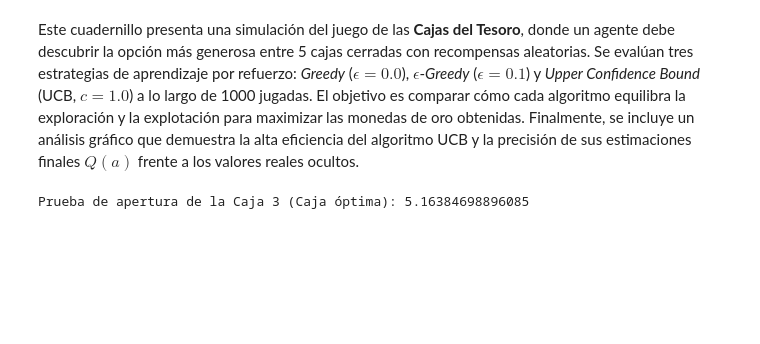
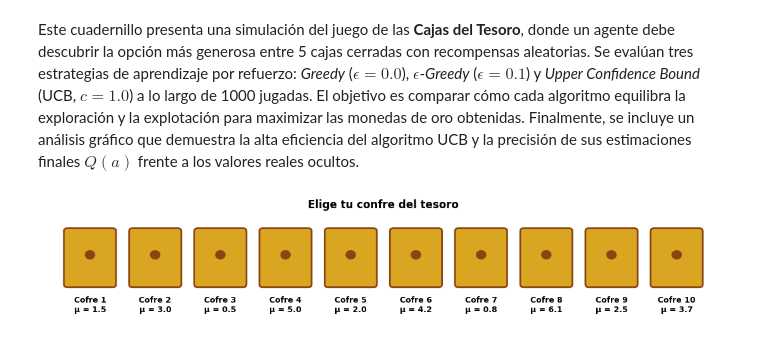
Before and after one commit to PanconquesoHH/Laboratorios-ia, a Jupyter notebook: Aprendizaje_por_refuerzo.ipynb, the cells around one changed output. Saved outputs shown, nothing was run; the diff lists cells and outputs as text; code cells hidden in the pictures; blank space fills up the shorter version.

```diff
--- a/Aprendizaje_por_refuerzo.ipynb
+++ b/Aprendizaje_por_refuerzo.ipynb
@@ -2,26 +2,35 @@
 <a href="https://colab.research.google.com/github/PanconquesoHH/Laboratorios-ia/blob/main/Aprendizaje_por_refuerzo.ipynb" target="_parent"><img src="https://colab.research.google.com/assets/colab-badge.svg" alt="Open In Colab"/></a>
 # %% [markdown]
 Este cuadernillo presenta una simulación del juego de las **Cajas del Tesoro**, donde un agente debe descubrir la opción más generosa entre 5 cajas cerradas con recompensas aleatorias. Se evalúan tres estrategias de aprendizaje por refuerzo: *Greedy* ($\epsilon=0.0$), $\epsilon$-*Greedy* ($\epsilon=0.1$) y *Upper Confidence Bound* (UCB, $c=1.0$) a lo largo de 1000 jugadas. El objetivo es comparar cómo cada algoritmo equilibra la exploración y la explotación para maximizar las monedas de oro obtenidas. Finalmente, se incluye un análisis gráfico que demuestra la alta eficiencia del algoritmo UCB y la precisión de sus estimaciones finales $Q(a)$ frente a los valores reales ocultos.
-# %%
-import numpy as np
-import matplotlib.pyplot as plt
-import math
-
-
-MEDIAS_CAJAS = [1.5, 3.0, 0.5, 5.0, 2.0]
-K_CAJAS = len(MEDIAS_CAJAS)
-
-def abrir_caja(accion):
-    """
-    Retorna la recompensa de monedas al abrir la caja elegida.
-    Agrega un ruido Gaussiano (sigma=1.0) idéntico al cuadernillo de clase.
-    """
-    media_real = MEDIAS_CAJAS[accion]
-    monedas = np.random.normal(loc=media_real, scale=1.0)
-    return monedas
-
-
-print("Prueba de apertura de la Caja 3 (Caja óptima):", abrir_caja(3))
-# %% [output]
-Prueba de apertura de la Caja 3 (Caja óptima): 5.16384698896085
+# %%
+import matplotlib.pyplot as plt
+import matplotlib.patches as patches
+
+
+MEDIAS_CAJAS = [1.5, 3.0, 0.5, 5.0, 2.0, 4.2, 0.8, 6.1, 2.5, 3.7]
+K_CAJAS = len(MEDIAS_CAJAS)
+
+
+fig, ax = plt.subplots(figsize=(11, 2.2))
+
+for i, media in enumerate(MEDIAS_CAJAS):
+
+    cofre = patches.FancyBboxPatch(
+        (i - 0.35, 0.5), 0.7, 0.9, boxstyle="round,pad=0.05", ec="#8B4513", fc="#DAA520", lw=2
+    )
+    ax.add_patch(cofre)
+
+
+    ax.add_patch(patches.Circle((i, 1.0), 0.08, fc="#8B4513"))
+
+    ax.text(i, 0.15, f"Cofre {i+1}\nμ = {media}", ha="center", va="center", fontsize=9, fontweight="bold")
+
+ax.set_xlim(-0.7, K_CAJAS - 0.3)
+ax.set_ylim(-0.1, 1.7)
+ax.axis("off")
+plt.title("Elige tu confre del tesoro", fontsize=12, fontweight="bold")
+plt.tight_layout()
+plt.show()
+# %% [output]
+[figure, added]
 # %%
```
Also changed, not shown: parts of 4 cells of this notebook.
